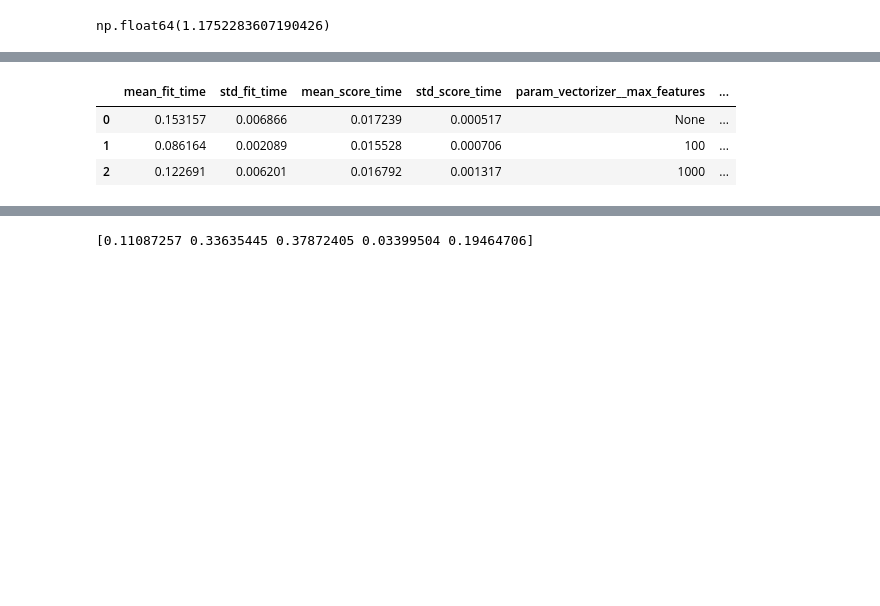
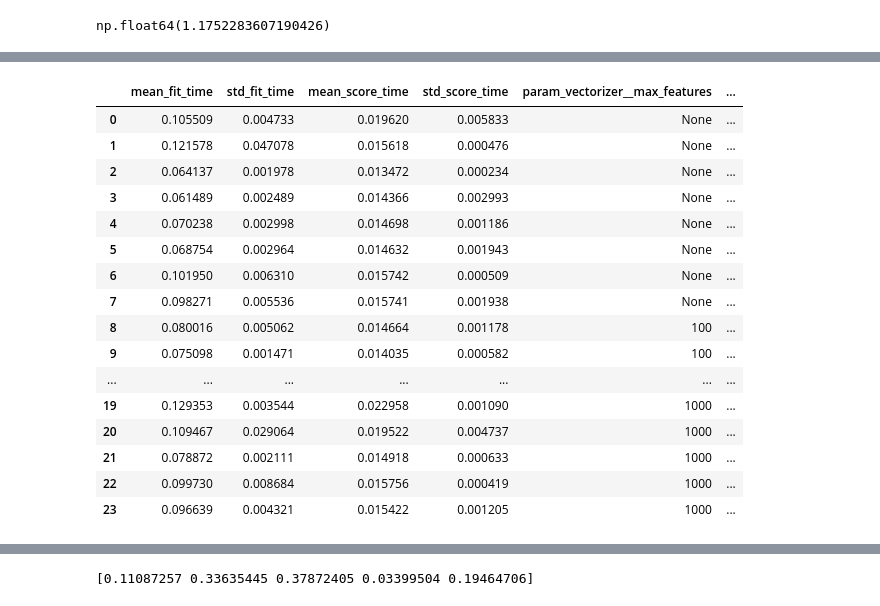
Before and after one commit to anthonybrown0528/csc-442-course-project, a Jupyter notebook: notebook/hw7/model_comparison_description_score_prediction.ipynb, the cells around one changed output, grey strips where cells are left out. Drawn from its saved outputs; the diff is of its cells as text; code cells hidden in the pictures; blank space fills up the shorter version.

```diff
--- a/notebook/hw7/model_comparison_description_score_prediction.ipynb
+++ b/notebook/hw7/model_comparison_description_score_prediction.ipynb
@@ -241,28 +255,42 @@ Pipeline(steps=[('vectorizer', TfidfVectorizer(stop_words='english')),
 # %%
 n_splits = 5
 
 cv = KFold(n_splits=n_splits)
 cv_scores = np.zeros(n_splits)
 
 genre_weights_score_pipeline = Pipeline([
-    ('vectorizer', CountVectorizer()),
+    ('vectorizer', TfidfVectorizer()),
     ('regressor', LinearRegression())]
 )
 
 grid_search = GridSearchCV(genre_weights_score_pipeline, param_grid={
-    'vectorizer__stop_words': ['english'],
+    'vectorizer__stop_words': ['english', None],
     'vectorizer__max_features': [None, 100, 1000],
+    'vectorizer__min_df': [1, 0.1, 0.01, 0.001]
 })
 
 grid_search = grid_search.fit(X=X_train['description'], y=y_train)
 genre_weights_score_pipeline = grid_search.best_estimator_
 
 pd.DataFrame(grid_search.cv_results_)
 # %% [output]
 |  | mean_fit_time | std_fit_time | mean_score_time | std_score_time | param_vectorizer__max_features | ... |
-| 0 | 0.153157 | 0.006866 | 0.017239 | 0.000517 | None | ... |
-| 1 | 0.086164 | 0.002089 | 0.015528 | 0.000706 | 100 | ... |
-| 2 | 0.122691 | 0.006201 | 0.016792 | 0.001317 | 1000 | ... |
+| 0 | 0.105509 | 0.004733 | 0.019620 | 0.005833 | None | ... |
+| 1 | 0.121578 | 0.047078 | 0.015618 | 0.000476 | None | ... |
+| 2 | 0.064137 | 0.001978 | 0.013472 | 0.000234 | None | ... |
+| 3 | 0.061489 | 0.002489 | 0.014366 | 0.002993 | None | ... |
+| 4 | 0.070238 | 0.002998 | 0.014698 | 0.001186 | None | ... |
+| 5 | 0.068754 | 0.002964 | 0.014632 | 0.001943 | None | ... |
+| 6 | 0.101950 | 0.006310 | 0.015742 | 0.000509 | None | ... |
+| 7 | 0.098271 | 0.005536 | 0.015741 | 0.001938 | None | ... |
+| 8 | 0.080016 | 0.005062 | 0.014664 | 0.001178 | 100 | ... |
+| 9 | 0.075098 | 0.001471 | 0.014035 | 0.000582 | 100 | ... |
+| ... | ... | ... | ... | ... | ... | ... |
+| 19 | 0.129353 | 0.003544 | 0.022958 | 0.001090 | 1000 | ... |
+| 20 | 0.109467 | 0.029064 | 0.019522 | 0.004737 | 1000 | ... |
+| 21 | 0.078872 | 0.002111 | 0.014918 | 0.000633 | 1000 | ... |
+| 22 | 0.099730 | 0.008684 | 0.015756 | 0.000419 | 1000 | ... |
+| 23 | 0.096639 | 0.004321 | 0.015422 | 0.001205 | 1000 | ... |
 # %%
 genre_weights_score_pipeline
 # %% [output]
```
Also changed, not shown: parts of 4 cells of this notebook.
